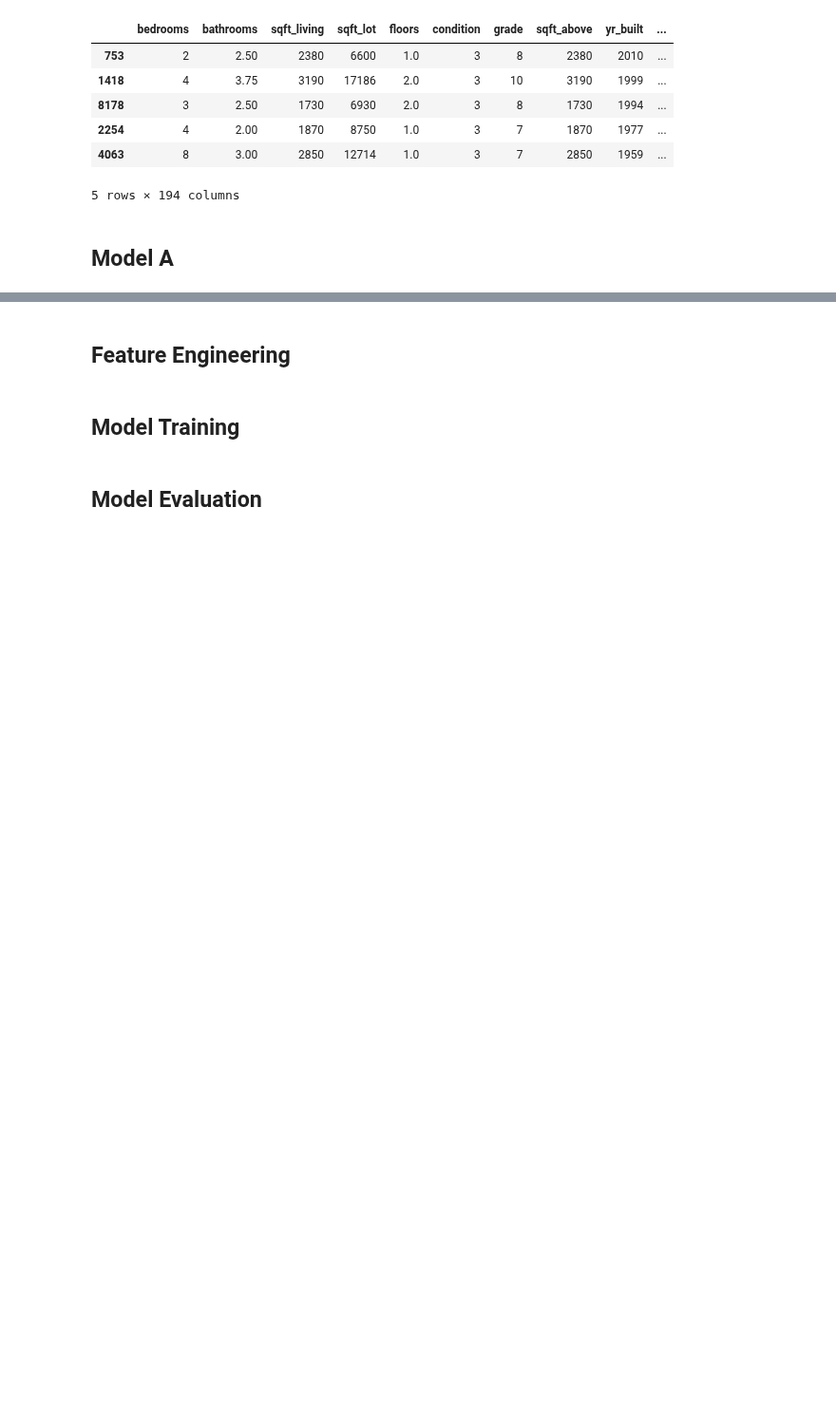
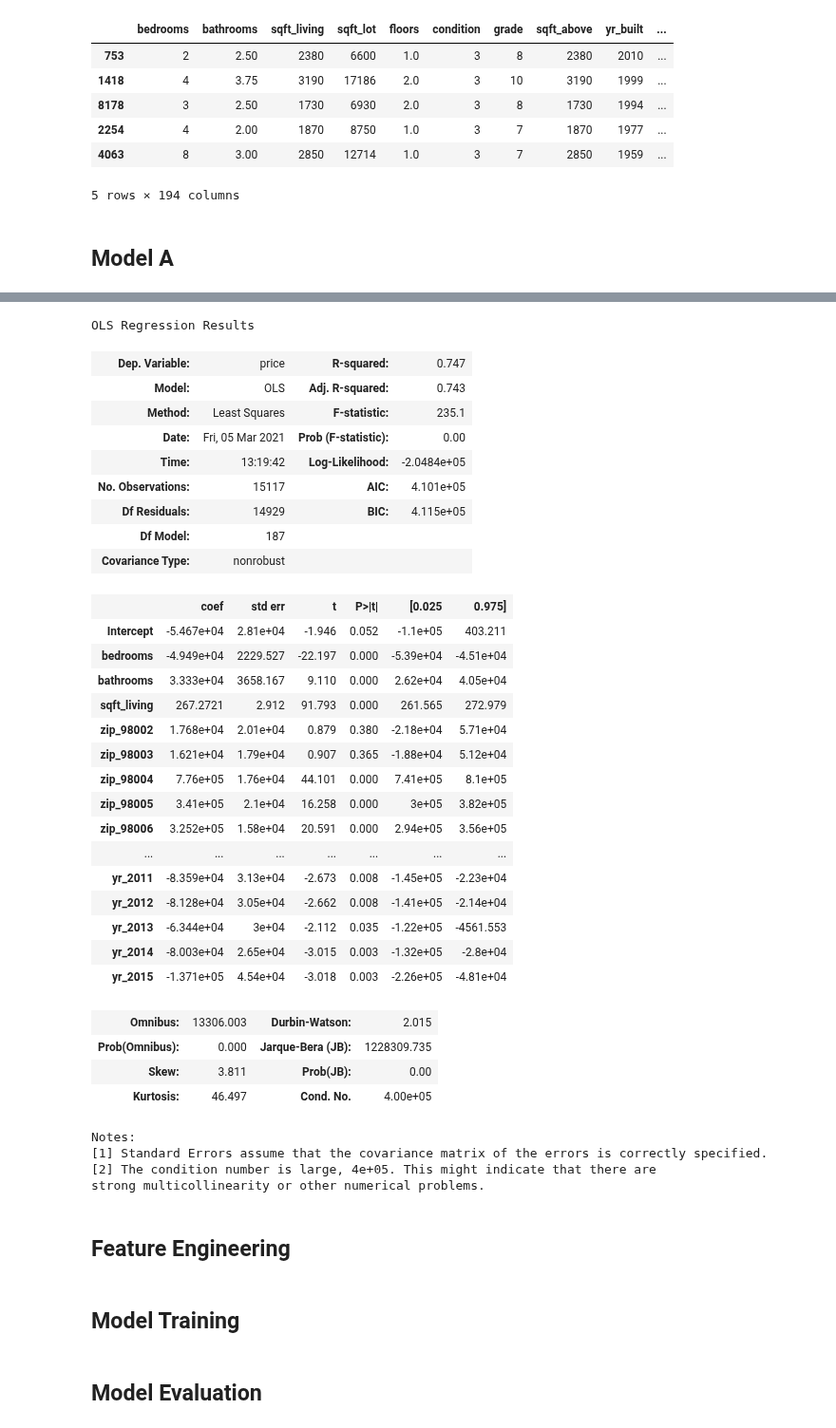
Before and after one commit to jmg0144/Housing-Linear-Regression-Analysis, a Jupyter notebook: home-sales-analysis.ipynb, the cells around one changed output, grey strips where cells are left out. Shown at 95% size. Saved outputs shown, nothing was run; the diff lists cells and outputs as text; code cells hidden in the pictures; blank space fills up the shorter version.

Commit message:
Ran simple model

```diff
--- a/home-sales-analysis.ipynb
+++ b/home-sales-analysis.ipynb
@@ -187,8 +180,8 @@ sns.heatmap(df_filtered.corr(), center=0);
 # %% [output]
 [figure]
 # %%
-df_filtered['yr_built'] = house_data_filtered['yr_built'].astype('str')
-df_filtered['zipcode'] = house_data_filtered['zipcode'].astype('str')
+df_filtered['yr_built'] = df_filtered['yr_built'].astype('str')
+df_filtered['zipcode'] = df_filtered['zipcode'].astype('str')
 
 df_filtered.info()
 # %% [output]
@@ -260,3 +252,12 @@ df_dummies.head()
 5 rows × 194 columns
 # %% [markdown]
 ## Model A
+# %%
+data_fin = pd.DataFrame([])
+price = y_train
+bedrooms = x_train['bedrooms']
+bathrooms = x_train['bathrooms']
+sqft_living = x_train['sqft_living']
+# %%
+simple_model_ols = pd.concat([price, bedrooms, bathrooms, sqft_living, zip_dummies, yr_dummies], axis=1)
+simple_model_ols.head()
@@ -263,3 +275,46 @@ df_dummies.head()
+# %%
+outcome = 'price'
+predictors = simple_model_ols.drop('price', axis=1)
+pred_sum = '+'.join(predictors.columns)
+formula = outcome + '~' + pred_sum
+# %%
+model = ols(formula=formula, data=simple_model_ols).fit()
+model.summary()
+# %% [output]
+OLS Regression Results
+| Dep. Variable: | price | R-squared: | 0.747 |
+| Model: | OLS | Adj. R-squared: | 0.743 |
+| Method: | Least Squares | F-statistic: | 235.1 |
+| Date: | Fri, 05 Mar 2021 | Prob (F-statistic): | 0.00 |
+| Time: | 13:19:42 | Log-Likelihood: | -2.0484e+05 |
+| No. Observations: | 15117 | AIC: | 4.101e+05 |
+| Df Residuals: | 14929 | BIC: | 4.115e+05 |
+| Df Model: | 187 |  |  |
+| Covariance Type: | nonrobust |  |  |
+|  | coef | std err | t | P>|t| | [0.025 | 0.975] |
+| Intercept | -5.467e+04 | 2.81e+04 | -1.946 | 0.052 | -1.1e+05 | 403.211 |
+| bedrooms | -4.949e+04 | 2229.527 | -22.197 | 0.000 | -5.39e+04 | -4.51e+04 |
+| bathrooms | 3.333e+04 | 3658.167 | 9.110 | 0.000 | 2.62e+04 | 4.05e+04 |
+| sqft_living | 267.2721 | 2.912 | 91.793 | 0.000 | 261.565 | 272.979 |
+| zip_98002 | 1.768e+04 | 2.01e+04 | 0.879 | 0.380 | -2.18e+04 | 5.71e+04 |
+| zip_98003 | 1.621e+04 | 1.79e+04 | 0.907 | 0.365 | -1.88e+04 | 5.12e+04 |
+| zip_98004 | 7.76e+05 | 1.76e+04 | 44.101 | 0.000 | 7.41e+05 | 8.1e+05 |
+| zip_98005 | 3.41e+05 | 2.1e+04 | 16.258 | 0.000 | 3e+05 | 3.82e+05 |
+| zip_98006 | 3.252e+05 | 1.58e+04 | 20.591 | 0.000 | 2.94e+05 | 3.56e+05 |
+| ... | ... | ... | ... | ... | ... | ... |
+| yr_2011 | -8.359e+04 | 3.13e+04 | -2.673 | 0.008 | -1.45e+05 | -2.23e+04 |
+| yr_2012 | -8.128e+04 | 3.05e+04 | -2.662 | 0.008 | -1.41e+05 | -2.14e+04 |
+| yr_2013 | -6.344e+04 | 3e+04 | -2.112 | 0.035 | -1.22e+05 | -4561.553 |
+| yr_2014 | -8.003e+04 | 2.65e+04 | -3.015 | 0.003 | -1.32e+05 | -2.8e+04 |
+| yr_2015 | -1.371e+05 | 4.54e+04 | -3.018 | 0.003 | -2.26e+05 | -4.81e+04 |
+| Omnibus: | 13306.003 | Durbin-Watson: | 2.015 |
+| Prob(Omnibus): | 0.000 | Jarque-Bera (JB): | 1228309.735 |
+| Skew: | 3.811 | Prob(JB): | 0.00 |
+| Kurtosis: | 46.497 | Cond. No. | 4.00e+05 |
+Notes:
+[1] Standard Errors assume that the covariance matrix of the errors is correctly specified.
+[2] The condition number is large, 4e+05. This might indicate that there are
+strong multicollinearity or other numerical problems.
 # %% [markdown]
 ## Feature Engineering
 # %% [markdown]
```
Also changed, not shown: parts of 9 cells of this notebook.
